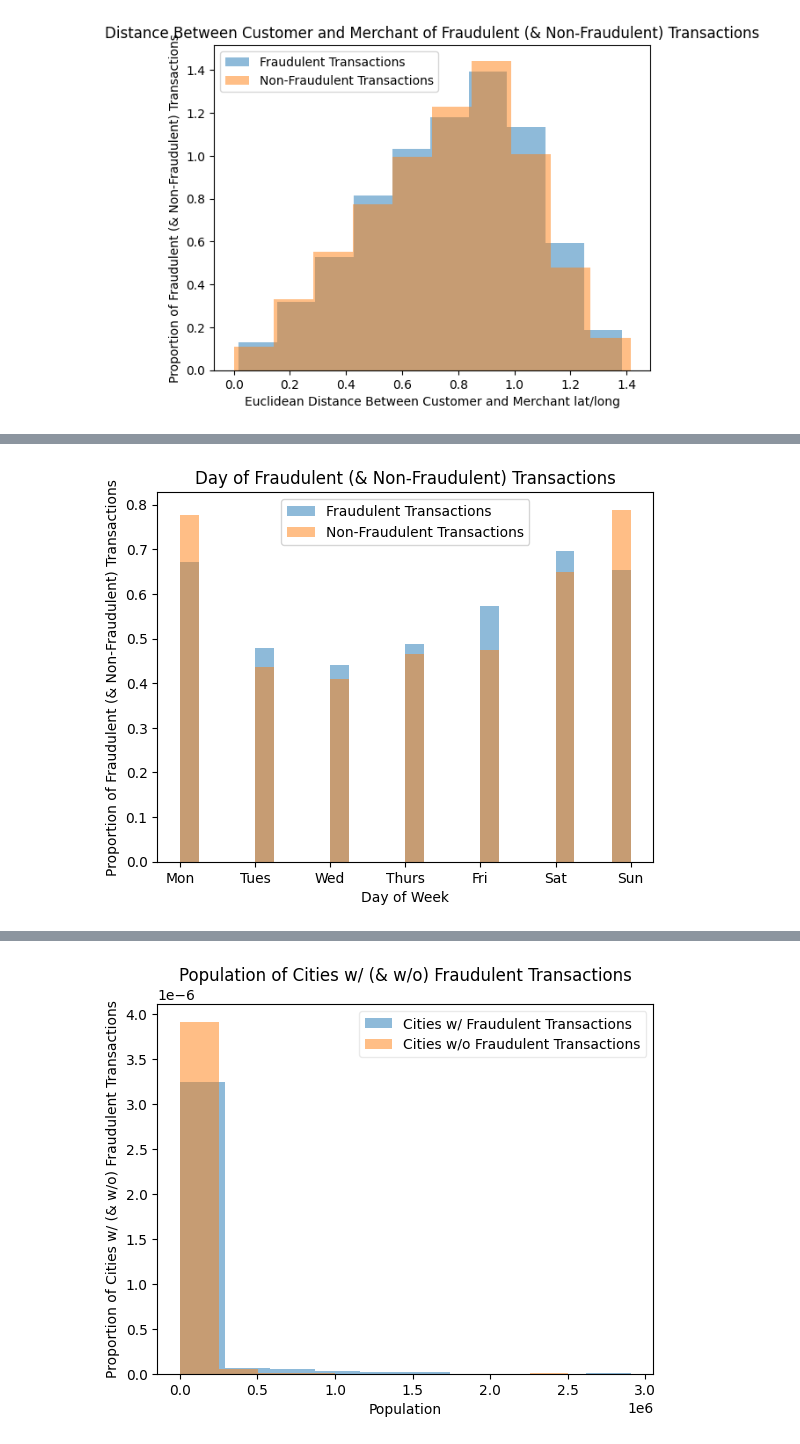
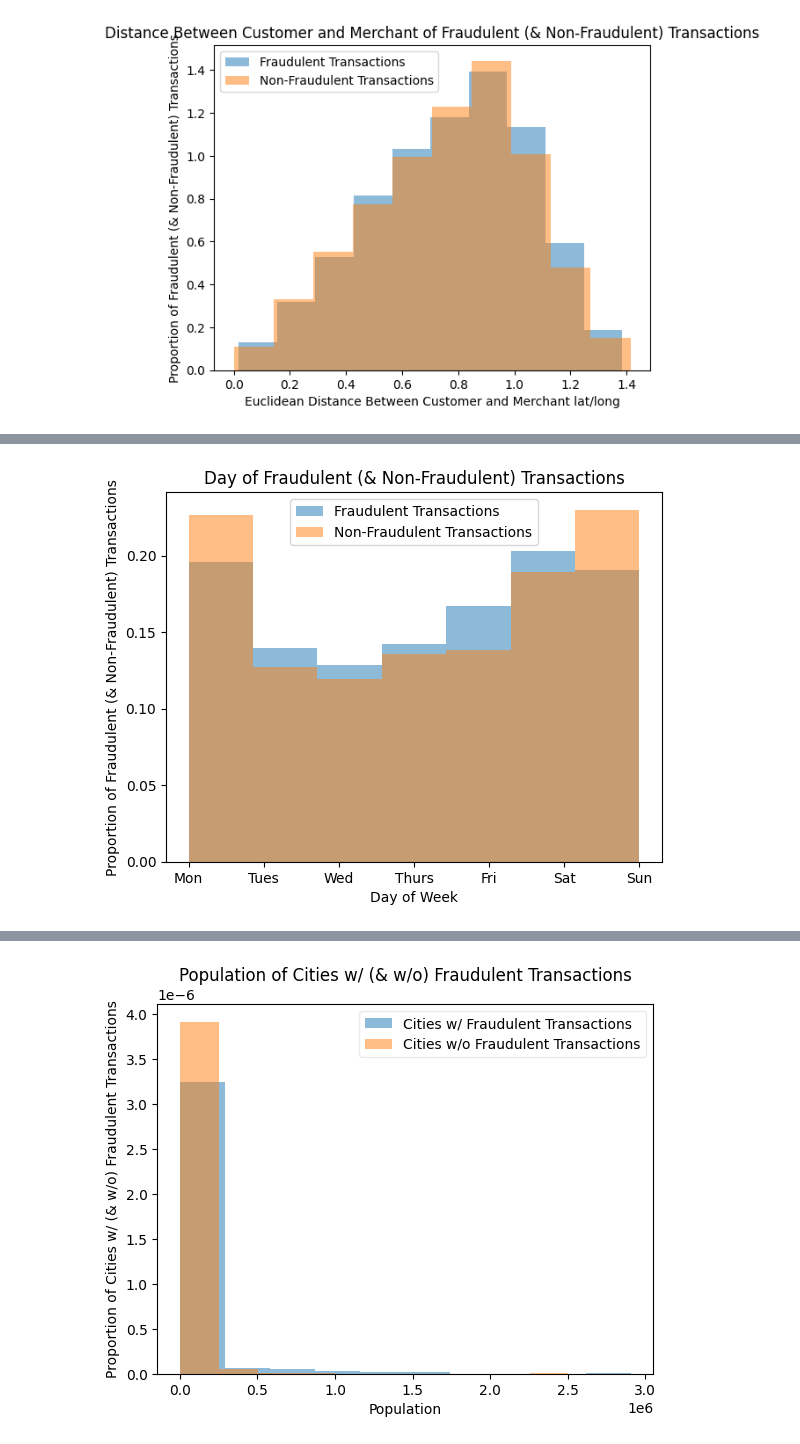
Before and after one commit to rskarp/riley-creating-ai-enabled-systems, a Jupyter notebook: fraud_detection_system/analysis/exploratory_data_analysis.ipynb, the cells around one changed output, grey strips where cells are left out. Saved outputs shown, nothing was run; the diff lists cells and outputs as text; code cells hidden in the pictures.

```diff
--- a/fraud_detection_system/analysis/exploratory_data_analysis.ipynb
+++ b/fraud_detection_system/analysis/exploratory_data_analysis.ipynb
@@ -174,20 +236,26 @@ plt.show()
 # %%
+# Get month for each transaction datetime
 data['month_trans_date_trans_time'] = data['trans_date_trans_time'].dt.month
+# Get day_of_week and month of fraudulent transactions
 fraudDayMonth = data.loc[data['is_fraud']==1,('day_of_week_trans_date_trans_time','month_trans_date_trans_time')]
+# Get day_of_week and month of non-fraudulent transactions
 noFraudDayMonth = data.loc[data['is_fraud']==0,('day_of_week_trans_date_trans_time','month_trans_date_trans_time')]
 
-counts, bins = np.histogram(fraudDayMonth['day_of_week_trans_date_trans_time'], bins=24)
+# Generate day_of_week histogram for fraudulent transactions
+counts, bins = np.histogram(fraudDayMonth['day_of_week_trans_date_trans_time'], bins=7)
 plt.hist(bins[:-1], bins, weights=counts, density=True, alpha=0.5, label='Fraudulent Transactions')
 
-counts, bins = np.histogram(noFraudDayMonth['day_of_week_trans_date_trans_time'], bins=24)
+# Generate day_of_week histogram for non-fraudulent transactions
+counts, bins = np.histogram(noFraudDayMonth['day_of_week_trans_date_trans_time'], bins=7)
 plt.hist(bins[:-1], bins, weights=counts, density=True, alpha=0.5,label='Non-Fraudulent Transactions')
 
+# Label axes
 plt.xticks(range(0,7,1), labels=['Mon','Tues','Wed','Thurs','Fri','Sat','Sun'])
 plt.xlabel('Day of Week')
 plt.ylabel('Proportion of Fraudulent (& Non-Fraudulent) Transactions')
 plt.title('Day of Fraudulent (& Non-Fraudulent) Transactions')
 plt.legend(loc="upper center")
 plt.show()
 # %% [output]
-[figure, old version]
+[figure, new version]
 # %%
```
Also changed, not shown: parts of 20 cells of this notebook, 4 other files.
